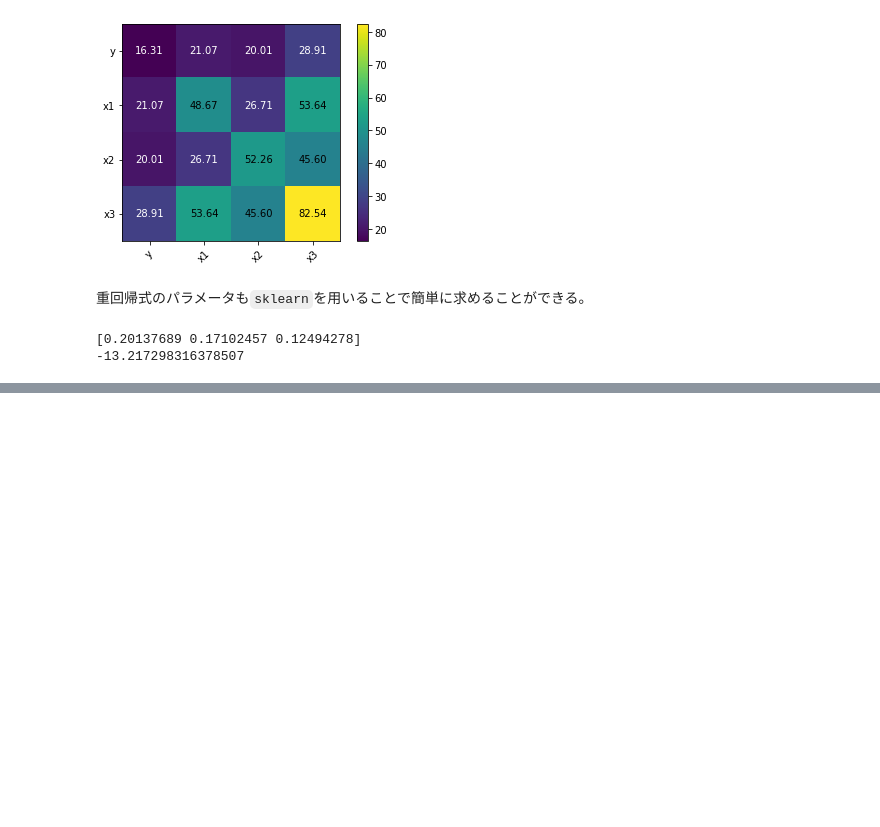
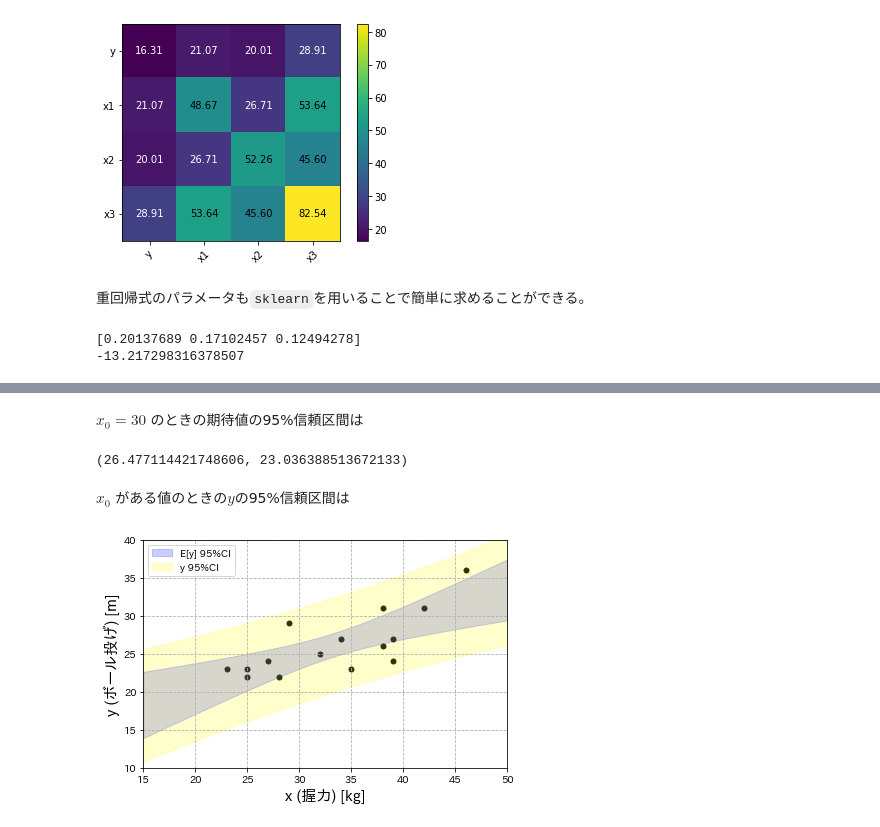
Before and after one commit to kabupen/stamp, a Jupyter notebook: books/mva/section1_regression.ipynb, the cells around one changed output, grey strips where cells are left out. Cells and saved outputs as stored; diff of their text form; code cells hidden in the pictures; blank space fills up the shorter version.

```diff
--- a/books/mva/section1_回帰分析.ipynb
+++ b/books/mva/section1_regression.ipynb
@@ -186,0 +376,52 @@ print(slr.intercept_)
+# %%
+n = len(df["x1"])
+syy = df["y"].var()
+sxx = df["x1"].var()
+sxy = df[["x1", "y"]].cov().iloc[0,1]
+ve = n * ( syy - sxy**2/sxx) / (n-2)
+# %% [markdown]
+$x_0=30$ のときの期待値の95%信頼区間は
+# %%
+from scipy.stats import t as student
+
+def e_y_ci(x0):
+    low = a_hat_0 + a_hat_1 * x0 - student.ppf(0.025, n-2) * np.sqrt( ( 1/n + (x0 - df["x1"].mean() )**2/n/sxx ) * ve )
+    high = a_hat_0 + a_hat_1 * x0 + student.ppf(0.025, n-2) * np.sqrt( ( 1/n + (x0 - df["x1"].mean() )**2/n/sxx ) * ve )
+
+    return low, high
+
+print(e_y_ci(30))
+# %% [output]
+(26.477114421748606, 23.036388513672133)
+# %% [markdown]
+$x_0$ がある値のときの$y$の95%信頼区間は
+# %%
+def y_ci(x0):
+    low = a_hat_0 + a_hat_1 * x0 - student.ppf(0.025, n-2) * np.sqrt( ( 1 + 1/n + (x0 - df["x1"].mean() )**2/n/sxx ) * ve )
+    high = a_hat_0 + a_hat_1 * x0 + student.ppf(0.025, n-2) * np.sqrt( ( 1 + 1/n + (x0 - df["x1"].mean() )**2/n/sxx ) * ve )
+
+    return low, high
+# %%
+plt.rcParams['font.family'] = 'IPAexGothic'
+
+fig, axes = plt.subplots()
+df.plot(x="x1", y="y", kind="scatter", ax=axes, marker='o', color="black", s=25)
+
+x_data = np.linspace(15, 50, 100)
+axes.fill_between(x_data, e_y_ci(x_data)[0], e_y_ci(x_data)[1], alpha=0.2, color="blue", label="E[y] 95%CI")
+
+axes.fill_between(x_data, y_ci(x_data)[0], y_ci(x_data)[1], alpha=0.2, color="yellow", label="y 95%CI")
+
+axes.set_xlabel("x (握力) [kg]", fontsize=15)
+axes.set_ylabel("y (ボール投げ) [m]", fontsize=15)
+
+axes.set_xlim(15,50)
+axes.set_ylim(10,40)
+
+axes.grid(ls='--')
+
+axes.legend(loc="best")
+
+fig.tight_layout()
+# %% [output]
+[figure, added]
```
Also changed, not shown: parts of 26 cells of this notebook.
